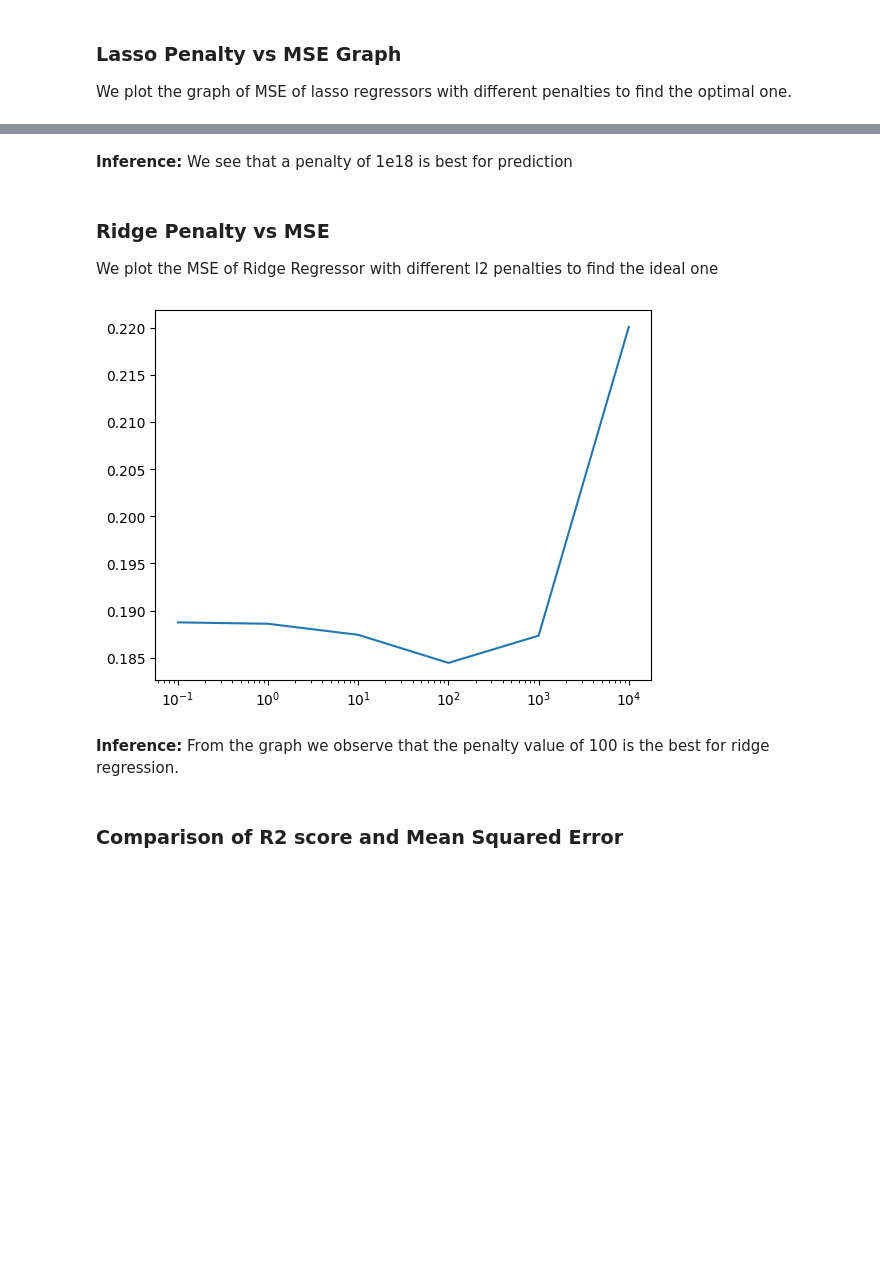
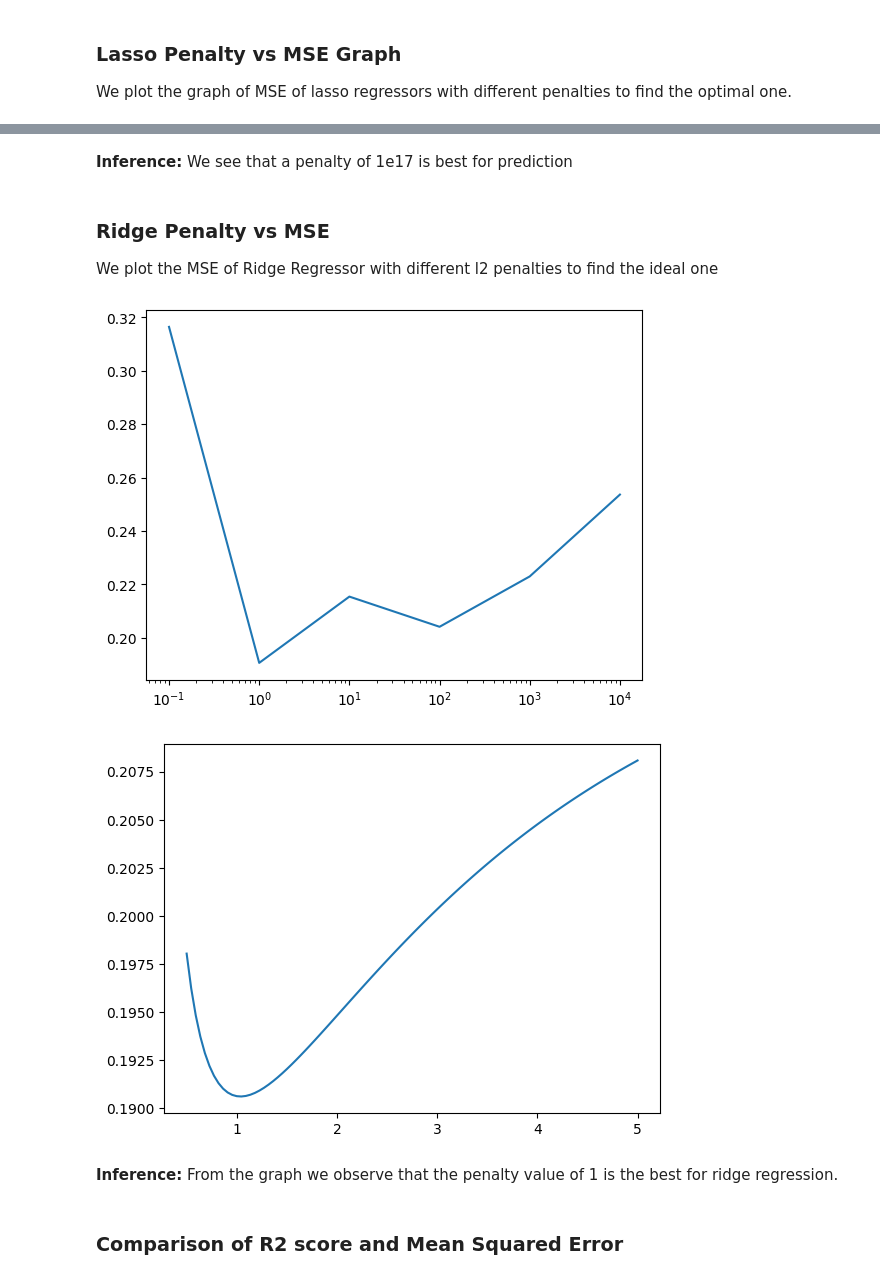
Before and after one commit to Neo-Panther/ML-Project-Predicting-Diabetes, a Jupyter notebook: Template.ipynb, the cells around one changed output, grey strips where cells are left out. Drawn from its saved outputs; the diff is of its cells as text; code cells hidden in the pictures; blank space fills up the shorter version.

Commit message:
Inferences for all except Classification

```diff
--- a/Template.ipynb
+++ b/Template.ipynb
@@ -447,11 +450,11 @@ for i in range(5):
   test, train = standardize(test, train)
   X_test = np.array(test[:, :-1])
   Y_test = np.array(test[:, -1])
-  W_stoic = sgd_regressor(train, random_state=i, learning_rate=0.2)
+  W_stoic = sgd_regressor(train, random_state=i, learning_rate=0.275)
   r2_stoic_score = r2_score(Y_test, np.dot(X_test, W_stoic))
   mse_avg_stoic += mean_squared_error(Y_test, np.dot(X_test, W_stoic))
   r2_avg_stoic += r2_stoic_score
-  W_batch = bgd_regressor(train, learning_rate=0.2)
+  W_batch = bgd_regressor(train, learning_rate=0.275)
   r2_avg_batch += r2_score(Y_test, np.dot(X_test, W_batch))
   mse_avg_batch += mean_squared_error(Y_test, np.dot(X_test, W_batch))
 r2_avg_batch /= 5
@@ -524,14 +542,16 @@ array([ 1.        ,  1.01659259,  0.27704016, -0.09048976,  1.519221  ,
 # %%
-# Assume that the first column is dummy ones and the last column is outcome
+# Assume that the last column is outcome
 # degrees is the list of powers to consider
-def poly_transform(data: np.ndarray, degrees = [1, 2, 3]):
-  data2 = np.ones((data.shape[0], 1))
-  for i in degrees:
-    for col in range(1, len(data[0])-1):
-      data2 = np.concatenate((data2, data[:, [col,]]**i), axis=1)
-  return np.concatenate((data2, data[:, [-1,]]), axis=1)
+def poly_transform(data: pd.DataFrame, degree = 3) -> None:
+  cols = data.columns
+  m = len(cols)
+  for i in range(2, degree+1):
+    for col in cols[:m-1]:
+      data.insert(m-1, col+str(i), data[col]**i, False)
+      # data[col+str(i)] = data[col]**i
 
-train = poly_transform(train)
-test = poly_transform(test)
+poly_transform(train)
+poly_transform(test)
+test, train = standardize(test, train)
 test[0]
 # %% [output]
@@ -570,7 +589,7 @@ array([-1.46420643e+16, -1.39822357e+16, -1.44850725e+16, -1.42481031e+16,
 # %% [markdown]
 ## **_Ridge Regression_**
 # %%
-def ridge_regressor(train: np.ndarray, l2_penalty = 1e18):
+def ridge_regressor(train: np.ndarray, l2_penalty = 10):
   X = np.array(train[:, :-1])
   Y = np.array(train[:, -1])
   return np.linalg.inv((X.T @ X) + (l2_penalty * np.eye(X.shape[1]))) @ (X.T @ Y)
@@ -617,31 +634,36 @@ plt.show()
 # %% [markdown]
-**Inference:** We see that a penalty of 1e18 is best for prediction
+**Inference:** We see that a penalty of 1e17 is best for prediction
 # %% [markdown]
 ### Ridge Penalty vs MSE
 We plot the MSE of Ridge Regressor with different l2 penalties to find the ideal one
 # %%
 def get_ridge_avg_mse(penalty: float):
   mse_avg = 0.0
   # averaging across 10 different 10 and train splits
   for i in range(5):
     test, train = test_train_split(dataset, random_state=i)
+    poly_transform(train, degree=9)
+    poly_transform(test, degree=9)
     test, train = standardize(test, train)
-    train = poly_transform(train)
-    test = poly_transform(test)
     X_test = np.array(test[:, :-1])
     Y_test = np.array(test[:, -1])
     W_ridge = ridge_regressor(train, l2_penalty=penalty)
     mse_avg += mean_squared_error(Y_test, np.dot(X_test, W_ridge))
   return mse_avg/5
 
 penalties = np.array([1e-1, 1, 1e1, 1e2, 1e3, 1e4])
 plt.xscale('log')
 plt.plot(penalties, np.vectorize(get_ridge_avg_mse)(penalties))
 plt.show()
+penalties = np.linspace(0.5, 5, 100)
+plt.xscale('linear')
+plt.plot(penalties, np.vectorize(get_ridge_avg_mse)(penalties))
+plt.show()
 # %% [output]
-[figure, old version]
+[figure, new version]
+[figure, added]
 # %% [markdown]
-**Inference:** From the graph we observe that the penalty value of 100 is the best for ridge regression.
+**Inference:** From the graph we observe that the penalty value of 1 is the best for ridge regression.
 # %% [markdown]
 ### Comparison of R2 score and Mean Squared Error
 # %%
```
Also changed, not shown: parts of 16 cells of this notebook.
